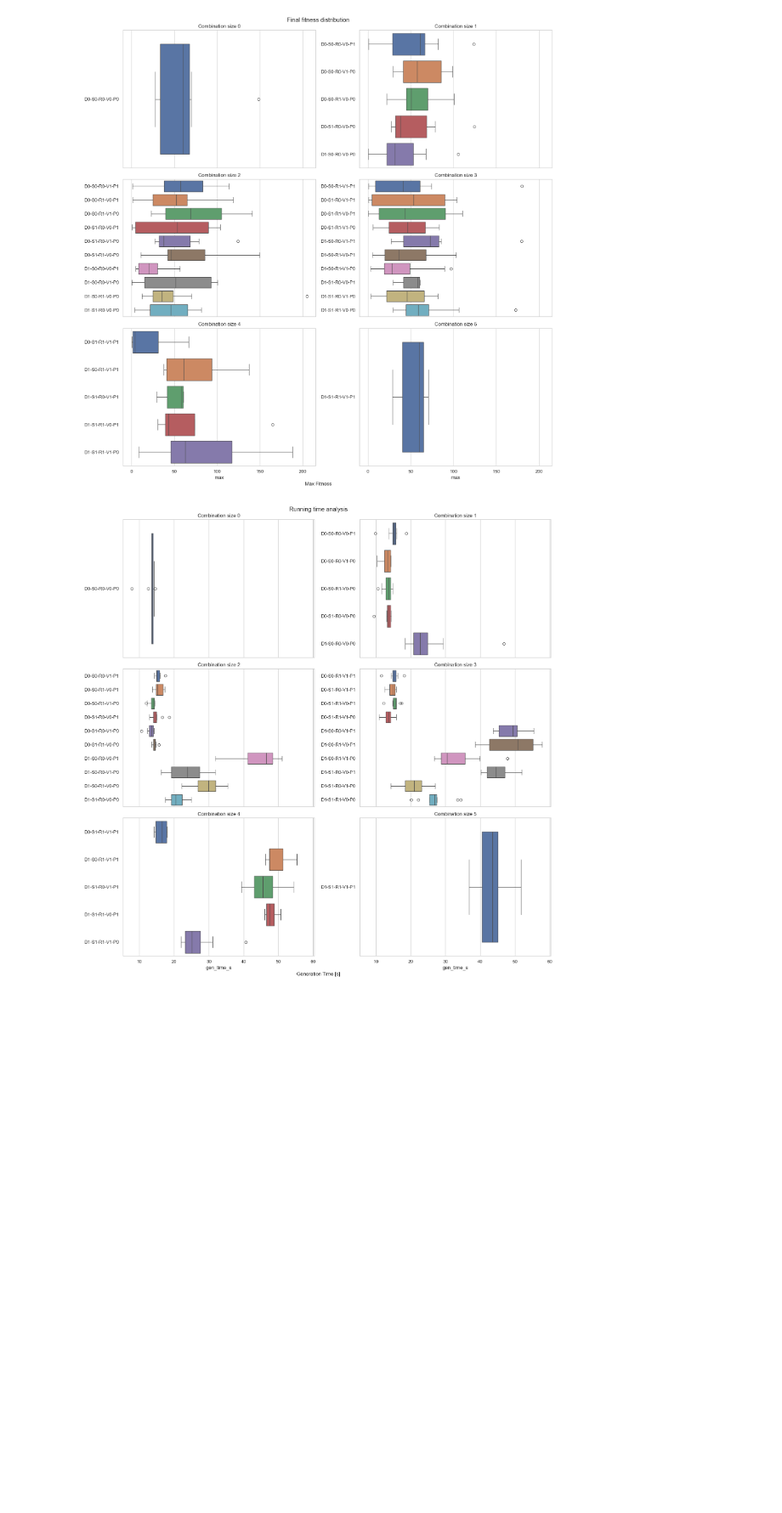
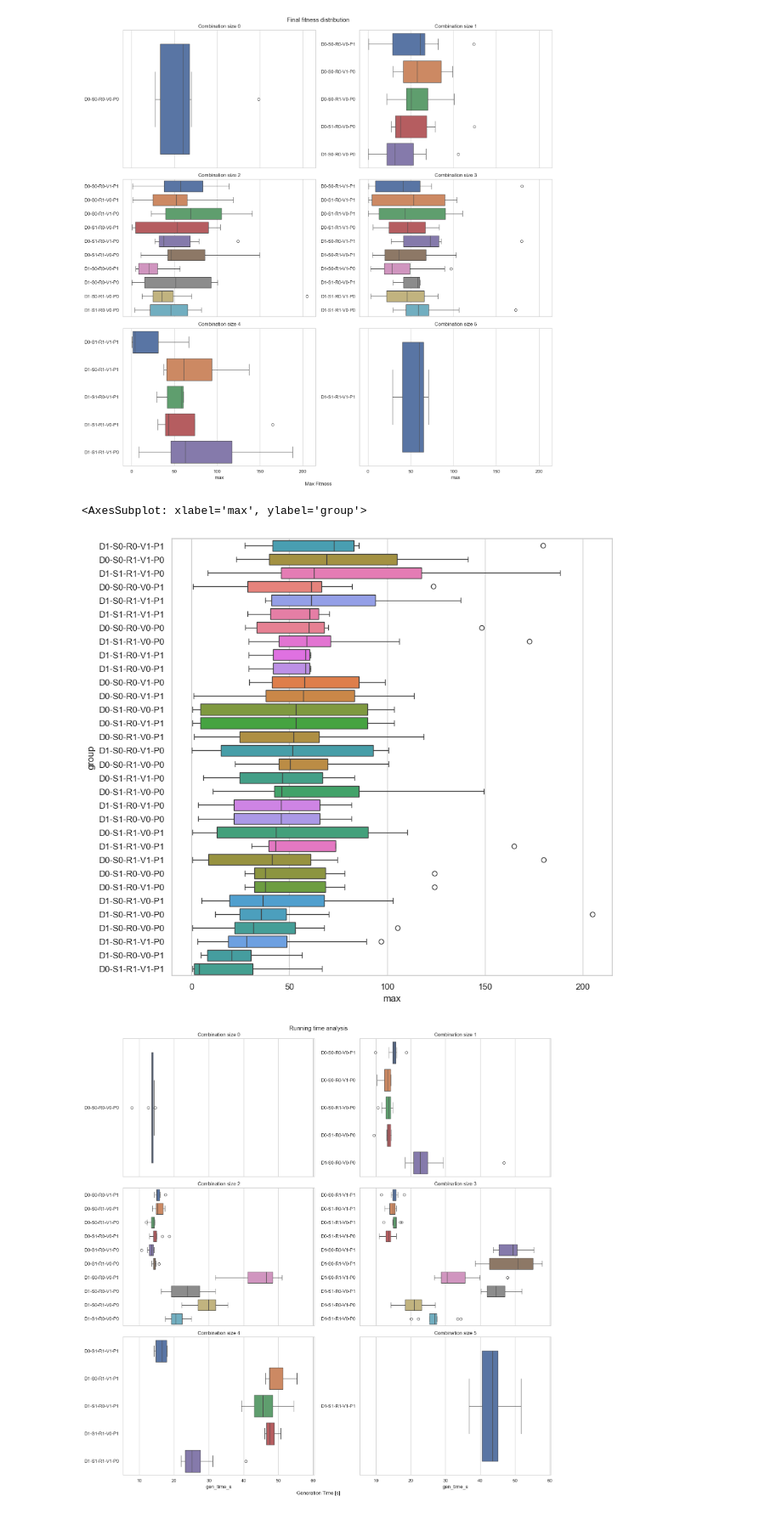
Before and after one commit to kapiblue/frams-gecco-2024, a Jupyter notebook: vis/comb-check.ipynb, the cells around one changed output. Shown at 85% size. Drawn from its saved outputs; the diff is of its cells as text; code cells hidden in the pictures; blank space fills up the shorter version.

Commit message:
add chart with median and std

```diff
--- a/vis/comb-check.ipynb
+++ b/vis/comb-check.ipynb
@@ -91,6 +91,14 @@ plt.tight_layout()
 plt.show()
 # %% [output]
 [figure]
+# %%
+fig, ax = plt.subplots(1,1, figsize=(10, 10))
+box_ord = end_results.groupby("group")['max'].median().sort_values(ascending=False)
+
+sns.boxplot(x="max", y="group", hue="group", data=end_results, ax=ax, order=box_ord.index)
+# %% [output]
+<AxesSubplot: xlabel='max', ylabel='group'>
+[figure, added]
 # %%
 fig, axs = plt.subplots(3, 2, figsize=(16, 16), sharey=False, sharex=True)
 axs = axs.flatten()
```
Also changed, not shown: parts of 1 cell of this notebook.
